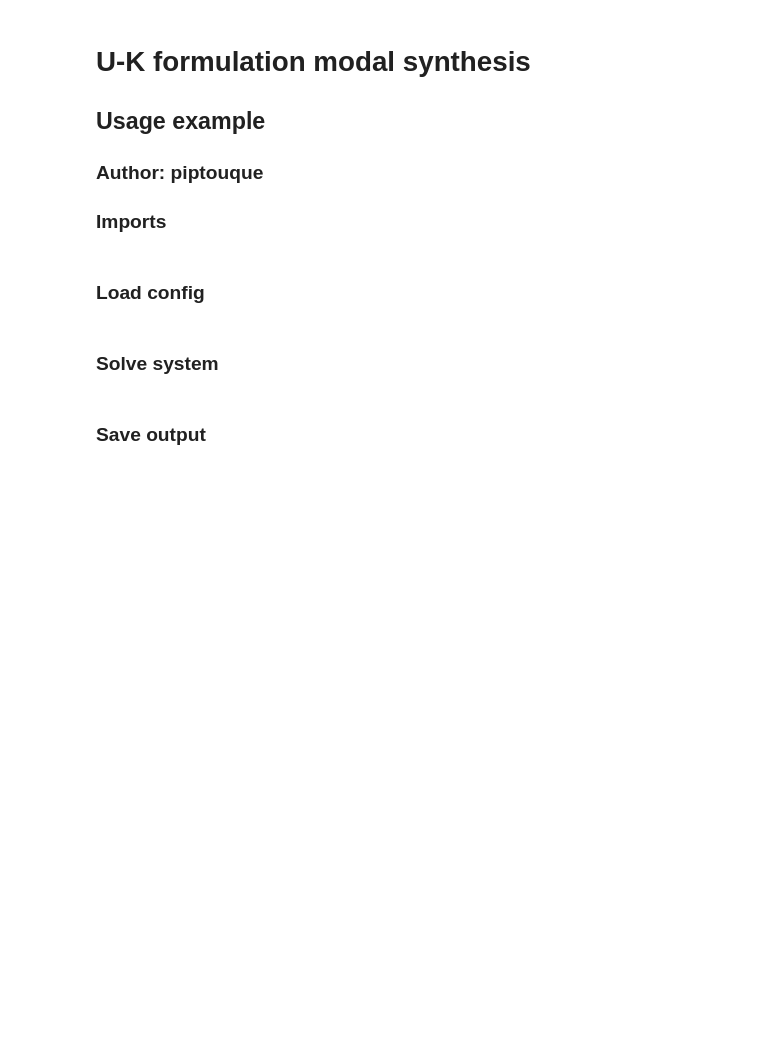
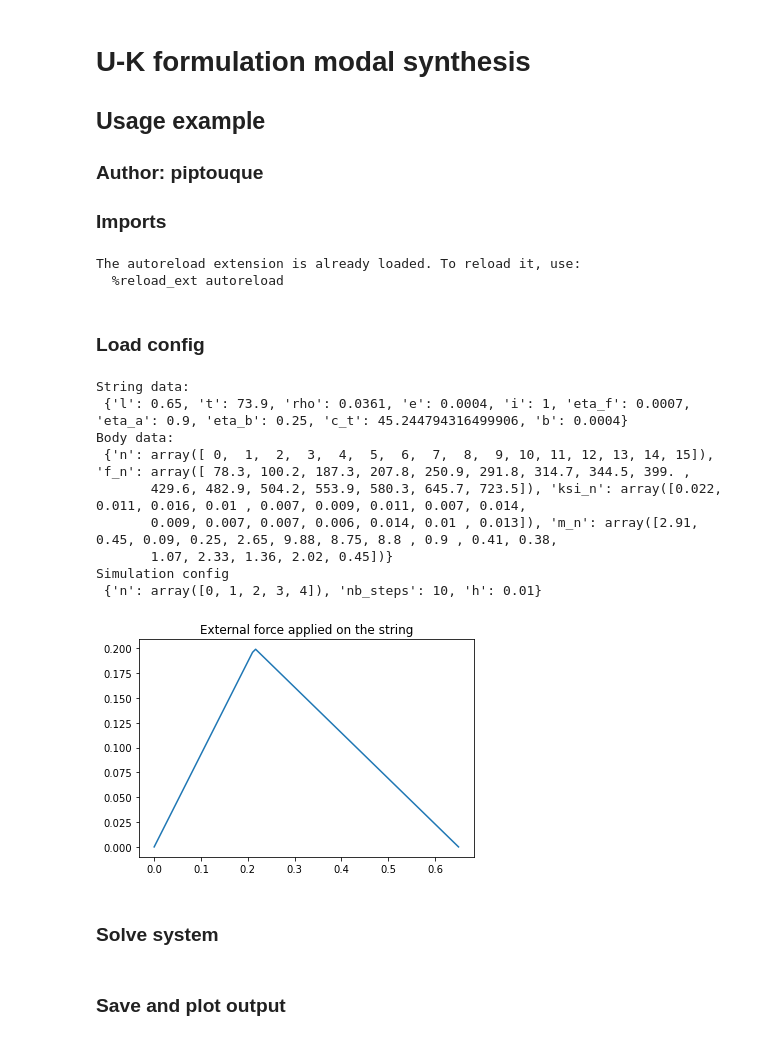
Before and after one commit to piptouque/atiam_pam_hrparam, a Jupyter notebook: source/synth_uk_pierre.ipynb, the cells around one changed output. Cells and saved outputs as stored; diff of their text form; code cells hidden in the pictures; blank space fills up the shorter version.

```diff
--- a/source/synth_uk_pierre.ipynb
+++ b/source/synth_uk_pierre.ipynb
@@ -17,32 +17,50 @@ import matplotlib.pyplot as plt
 from uk.data import GuitarBodyData, GuitarStringData, Excitation
 from uk.structure import GuitarString, GuitarBody, ModalSimulation
 from util.util import load_data_json, load_data_csv, make_modetime_dataframe
+
+do_log = True
+do_save = False
+# %% [output]
+The autoreload extension is already loaded. To reload it, use:
+  %reload_ext autoreload
 # %% [markdown]
 ### Load config
 # %%
 string_data_path = pathlib.Path('./data/guitar_string_config.json')
 body_data_path = pathlib.Path('./data/guitar_body_data.csv')
 guitar_excitation_config = pathlib.Path('./data/guitar_excitation_config.json')
 simulation_config = pathlib.Path('./data/simulation_config.json')
 output_path = pathlib.Path('../out/uk')
 
 
 string_data = load_data_json(GuitarStringData, string_data_path)
 body_data = load_data_csv(GuitarBodyData, body_data_path)
 f_ext_string = load_data_json(
     Excitation.make_triangular, guitar_excitation_config, l=string_data.l)
 simulation = load_data_json(ModalSimulation, simulation_config)
 
-print(f"String data: \n {string_data._param_dict}")
-print(f"Body data: \n {body_data._param_dict}")
-print(f"Simulation config \n {simulation._param_dict}")
 
 x = np.linspace(0, string_data.l, 100)
 f_x = [f_ext_string(u, 0) for u in x]
 
-plt.plot(x, f_x)
-plt.title("External force applied on the string")
-plt.show()
+if do_log:
+    print(f"String data: \n {string_data._param_dict}")
+    print(f"Body data: \n {body_data._param_dict}")
+    print(f"Simulation config \n {simulation._param_dict}")
+    plt.plot(x, f_x)
+    plt.title("External force applied on the string")
+    plt.show()
+# %% [output]
+String data:
+ {'l': 0.65, 't': 73.9, 'rho': 0.0361, 'e': 0.0004, 'i': 1, 'eta_f': 0.0007, 'eta_a': 0.9, 'eta_b': 0.25, 'c_t': 45.244794316499906, 'b': 0.0004}
+Body data:
+ {'n': array([ 0,  1,  2,  3,  4,  5,  6,  7,  8,  9, 10, 11, 12, 13, 14, 15]), 'f_n': array([ 78.3, 100.2, 187.3, 207.8, 250.9, 291.8, 314.7, 344.5, 399. ,
+       429.6, 482.9, 504.2, 553.9, 580.3, 645.7, 723.5]), 'ksi_n': array([0.022, 0.011, 0.016, 0.01 , 0.007, 0.009, 0.011, 0.007, 0.014,
+       0.009, 0.007, 0.007, 0.006, 0.014, 0.01 , 0.013]), 'm_n': array([2.91, 0.45, 0.09, 0.25, 2.65, 9.88, 8.75, 8.8 , 0.9 , 0.41, 0.38,
+       1.07, 2.33, 1.36, 2.02, 0.45])}
+Simulation config
+ {'n': array([0, 1, 2, 3, 4]), 'nb_steps': 10, 'h': 0.01}
+[figure, added]
 # %% [markdown]
 ### Solve system
 # %%
@@ -69,3 +87,3 @@ df_ext_force_n_t = make_modetime_dataframe(ext_force_n_ts[0], n, t)
 # %% [markdown]
-### Save output
+### Save and plot output
 # %%
```
Also changed, not shown: parts of 3 cells of this notebook.
